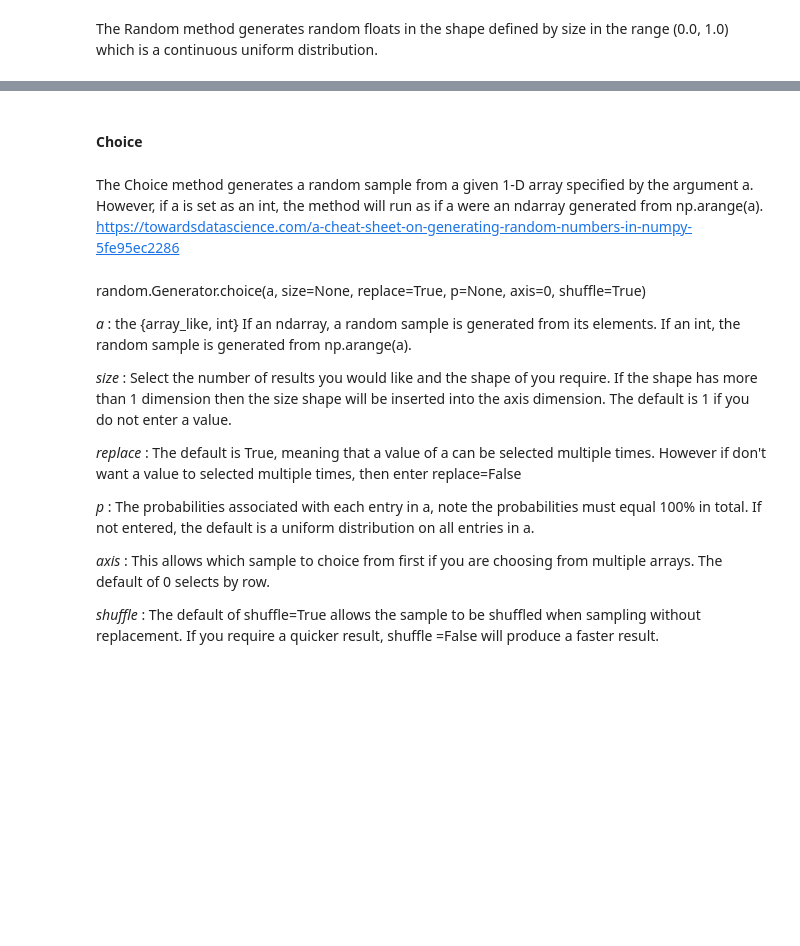
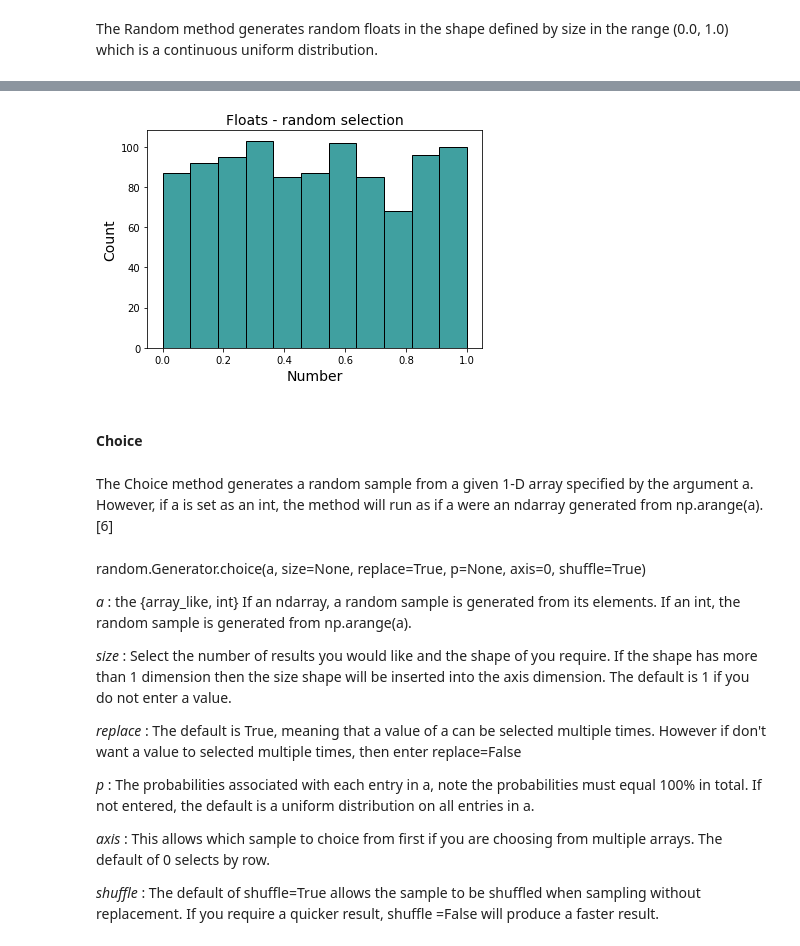
Before and after one commit to Michelleoc/programming-for-data-analysis-assignment, a Jupyter notebook: numpy-random-assignment.ipynb, the cells around one changed output, grey strips where cells are left out. Drawn from its saved outputs; the diff is of its cells as text; code cells hidden in the pictures; blank space fills up the shorter version.

```diff
--- a/numpy-random-assignment.ipynb
+++ b/numpy-random-assignment.ipynb
@@ -214,13 +186,17 @@ plt.show()
 # %%
 rng = np.random.default_rng()
 x = rng.random(size=(1000), dtype=np.float64,out=None)
 sns.histplot(x, color="teal")
+plt.title('Floats - random selection', size=14)
+plt.xlabel('Number', size=14)
+plt.ylabel('Count', size=14)
 plt.show()
+# %% [output]
+[figure, added]
 # %% [markdown]
 #### Choice
 # %% [markdown]
-The Choice method generates a random sample from a given 1-D array specified by the argument a. However, if a is set as an int, the method will run as if a were an ndarray generated from np.arange(a). <br>
-https://towardsdatascience.com/a-cheat-sheet-on-generating-random-numbers-in-numpy-5fe95ec2286
+The Choice method generates a random sample from a given 1-D array specified by the argument a. However, if a is set as an int, the method will run as if a were an ndarray generated from np.arange(a).[6]
 # %% [markdown]
 random.Generator.choice(a, size=None, replace=True, p=None, axis=0, shuffle=True)
 
```
Also changed, not shown: parts of 92 cells of this notebook, 4 other files.
